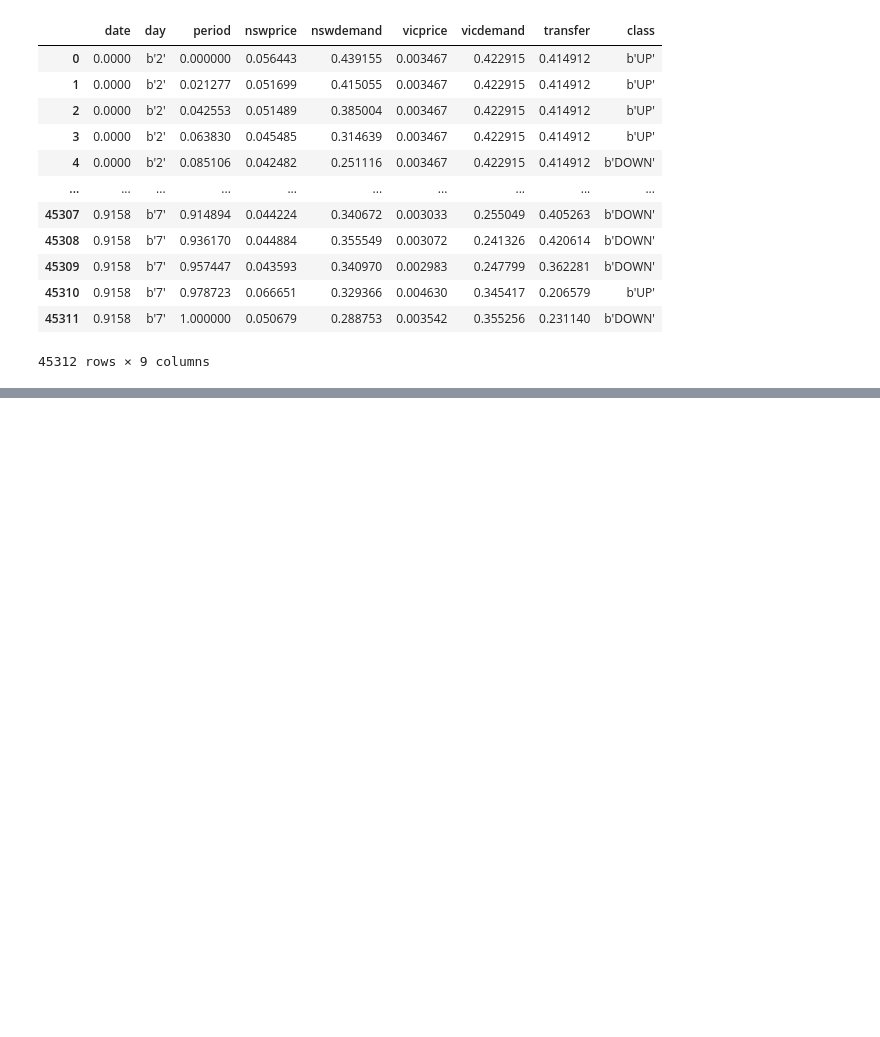
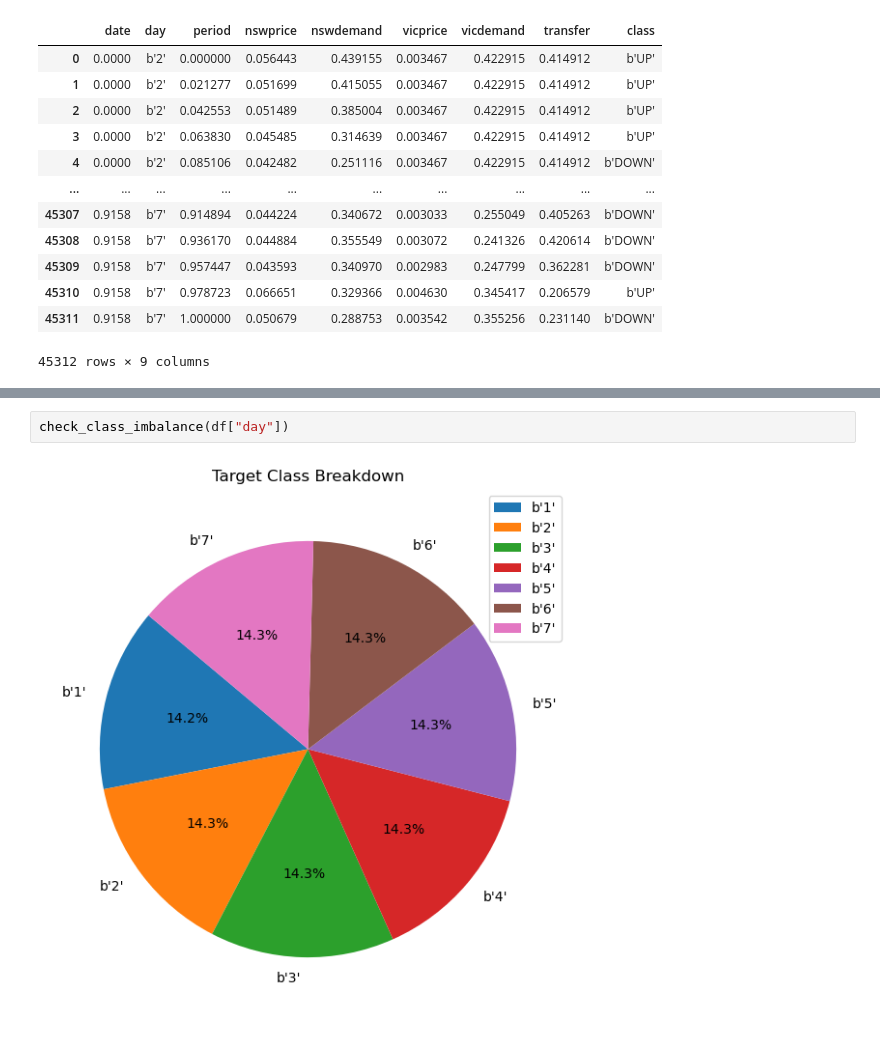
Before and after one commit to MaukanMir/Electricity-Classification, a Jupyter notebook: training.ipynb, the cells around one changed output, grey strips where cells are left out. Saved outputs shown, nothing was run; the diff lists cells and outputs as text; blank space fills up the shorter version.

```diff
--- a/training.ipynb
+++ b/training.ipynb
@@ -51,0 +87,4 @@ df
+# %%
+check_class_imbalance(df["day"])
+# %% [output]
+[figure, added]
```
Also changed, not shown: parts of 5 cells of this notebook.
